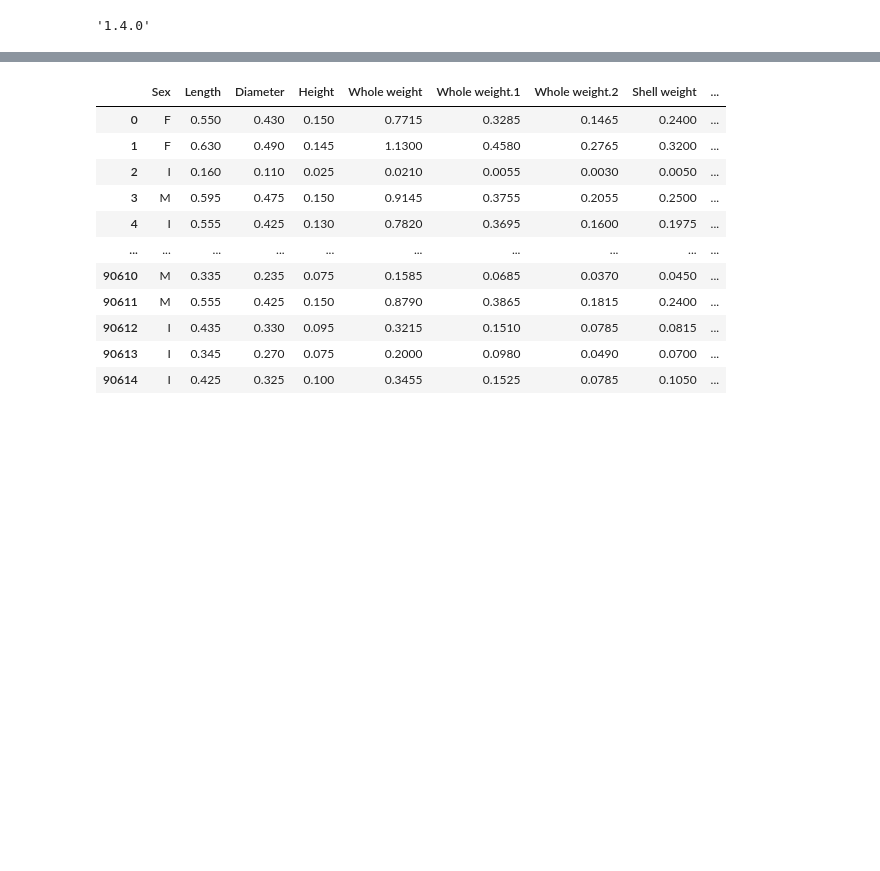
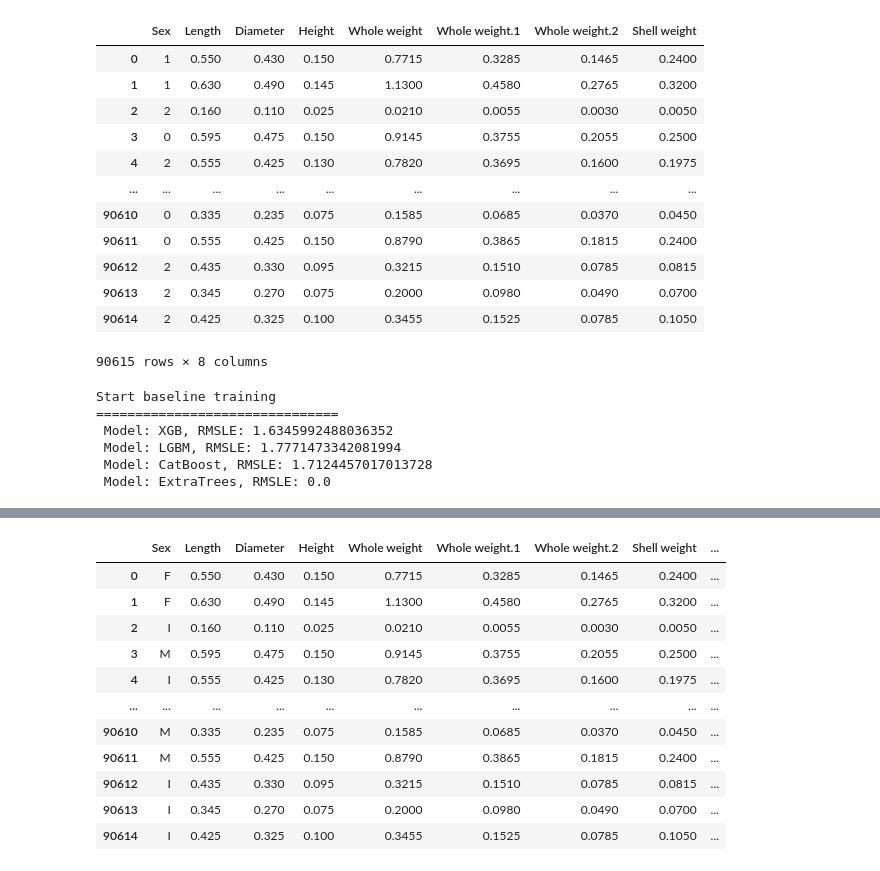
Before and after one commit to rickywesker/ml-dl-project, a Jupyter notebook: kaggle-pg/S4E4/dev.ipynb, the cells around one changed output, grey strips where cells are left out. Cells and saved outputs as stored; diff of their text form; code cells hidden in the pictures; blank space fills up the shorter version.

```diff
--- a/kaggle-pg/S4E4/dev.ipynb
+++ b/kaggle-pg/S4E4/dev.ipynb
@@ -11,9 +6,23 @@ ag_rmsle_scorer = make_scorer(name='RMSLE',
-# %%
-sklearn.__version__
-# %% [output]
-'1.4.0'
 # %%
 train = TabularDataset("train.csv")
 test = TabularDataset("test.csv")
 label = 'Rings'
 #predictor = TabularPredictor.load("../MachinLearningGrading/AutogluonModels/ag-20240417_070035")
+# %%
+def get_train_data():
+    # get data
+    data = pd.read_csv('train.csv')
+    X = data.drop(['Rings','id'], axis=1)
+    #transform the "sex" column into numerical values
+    X['Sex'] = X['Sex'].map({'M': 0, 'F': 1, 'I': 2})
+
+    y = data['Rings']
+    return X, y
+
+def get_valid_data():
+    # get data
+    data = pd.read_csv('test.csv')
+
+    X = data.drop(['id'], axis=1)
+    X['Sex'] = X['Sex'].map({'M': 0, 'F': 1, 'I': 2})
+    return X
@@ -19,0 +210,27 @@ label = 'Rings'
+# %%
+new_ens = EnsembleModel()
+# %%
+new_ens.X
+# %% [output]
+|  | Sex | Length | Diameter | Height | Whole weight | Whole weight.1 | Whole weight.2 | Shell weight |
+| 0 | 1 | 0.550 | 0.430 | 0.150 | 0.7715 | 0.3285 | 0.1465 | 0.2400 |
+| 1 | 1 | 0.630 | 0.490 | 0.145 | 1.1300 | 0.4580 | 0.2765 | 0.3200 |
+| 2 | 2 | 0.160 | 0.110 | 0.025 | 0.0210 | 0.0055 | 0.0030 | 0.0050 |
+| 3 | 0 | 0.595 | 0.475 | 0.150 | 0.9145 | 0.3755 | 0.2055 | 0.2500 |
+| 4 | 2 | 0.555 | 0.425 | 0.130 | 0.7820 | 0.3695 | 0.1600 | 0.1975 |
+| ... | ... | ... | ... | ... | ... | ... | ... | ... |
+| 90610 | 0 | 0.335 | 0.235 | 0.075 | 0.1585 | 0.0685 | 0.0370 | 0.0450 |
+| 90611 | 0 | 0.555 | 0.425 | 0.150 | 0.8790 | 0.3865 | 0.1815 | 0.2400 |
+| 90612 | 2 | 0.435 | 0.330 | 0.095 | 0.3215 | 0.1510 | 0.0785 | 0.0815 |
+| 90613 | 2 | 0.345 | 0.270 | 0.075 | 0.2000 | 0.0980 | 0.0490 | 0.0700 |
+| 90614 | 2 | 0.425 | 0.325 | 0.100 | 0.3455 | 0.1525 | 0.0785 | 0.1050 |
+90615 rows × 8 columns
+# %%
+new_ens.baseline_fit()
+# %% [output]
+Start baseline training
+===============================
+ Model: XGB, RMSLE: 1.6345992488036352
+ Model: LGBM, RMSLE: 1.7771473342081994
+ Model: CatBoost, RMSLE: 1.7124457017013728
+ Model: ExtraTrees, RMSLE: 0.0
```
Also changed, not shown: parts of 7 cells of this notebook, 8 other files.
